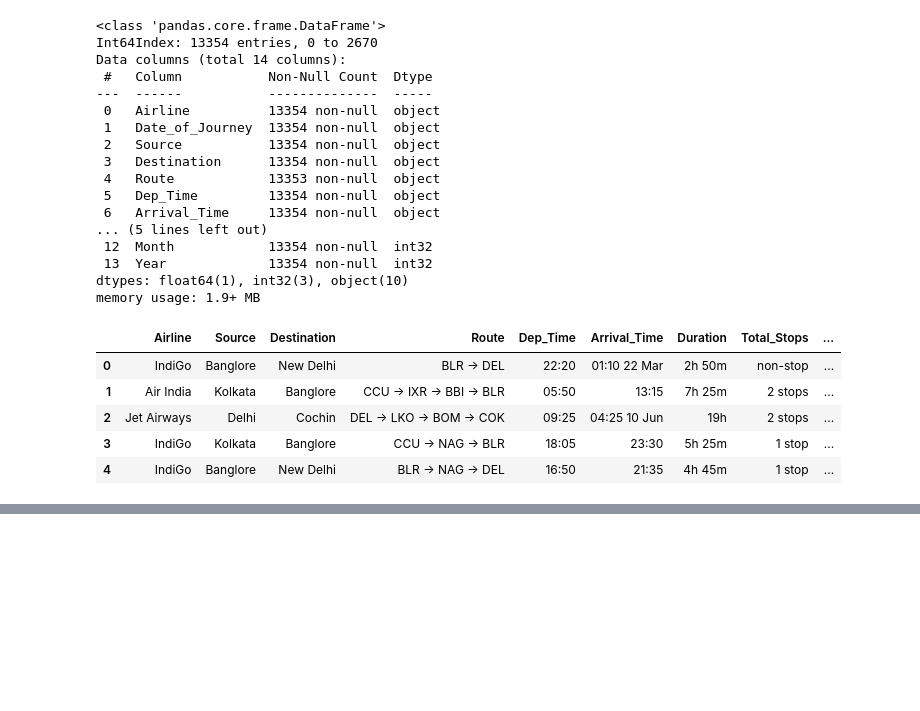
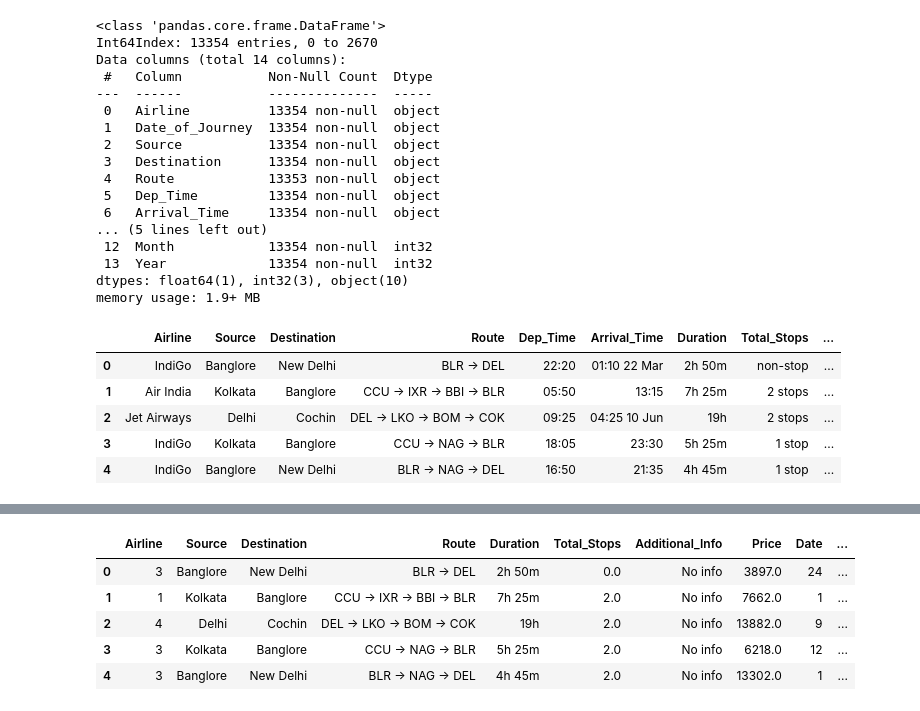
Before and after one commit to Abhilashg11/hustle_ML, a Jupyter notebook: EDA/flight_prediction.ipynb, the cells around one changed output, grey strips where cells are left out. Drawn from its saved outputs; the diff is of its cells as text; code cells hidden in the pictures; blank space fills up the shorter version.

```diff
--- a/EDA/flight_prediction.ipynb
+++ b/EDA/flight_prediction.ipynb
@@ -93,0 +160,21 @@ final_df['A']
+# %%
+im
+def convert_duration(duration):
+    hours = 0
+    minutes = 0
+
+    # Split the string into parts (e.g., "2h 50m" → ["2h", "50m"])
+    parts = duration.split(" ")
+    # Iterate through parts and extract hours and minutes
+    for part in parts:
+        if 'h' in part:
+            hours = int(part.replace('h', ''))  # Remove 'h' and convert to int
+        elif 'm' in part:
+            minutes = int(part.replace('m', ''))  # Remove 'm' and convert to int
+
+    # Convert hours to minutes and add minutes
+    total_minutes = hours * 60 + minutes
+    return total_minutes
+
+# Apply the function to the 'Duration' column
+final_df['Duration_Minutes'] = final_df['Duration'].apply(convert_duration)
@@ -93,0 +197,13 @@ final_df['A']
+# %%
+from sklearn.preprocessing import LabelEncoder
+labelEncoder = LabelEncoder()
+final_df['Airline'] = labelEncoder.fit_transform(final_df['Airline'])
+# %%
+final_df.head()
+# %% [output]
+|  | Airline | Source | Destination | Route | Duration | Total_Stops | Additional_Info | Price | Date | ... |
+| 0 | 3 | Banglore | New Delhi | BLR → DEL | 2h 50m | 0.0 | No info | 3897.0 | 24 | ... |
+| 1 | 1 | Kolkata | Banglore | CCU → IXR → BBI → BLR | 7h 25m | 2.0 | No info | 7662.0 | 1 | ... |
+| 2 | 4 | Delhi | Cochin | DEL → LKO → BOM → COK | 19h | 2.0 | No info | 13882.0 | 9 | ... |
+| 3 | 3 | Kolkata | Banglore | CCU → NAG → BLR | 5h 25m | 2.0 | No info | 6218.0 | 12 | ... |
+| 4 | 3 | Banglore | New Delhi | BLR → NAG → DEL | 4h 45m | 2.0 | No info | 13302.0 | 1 | ... |
```
Also changed, not shown: parts of 14 cells of this notebook, 2 other files.
